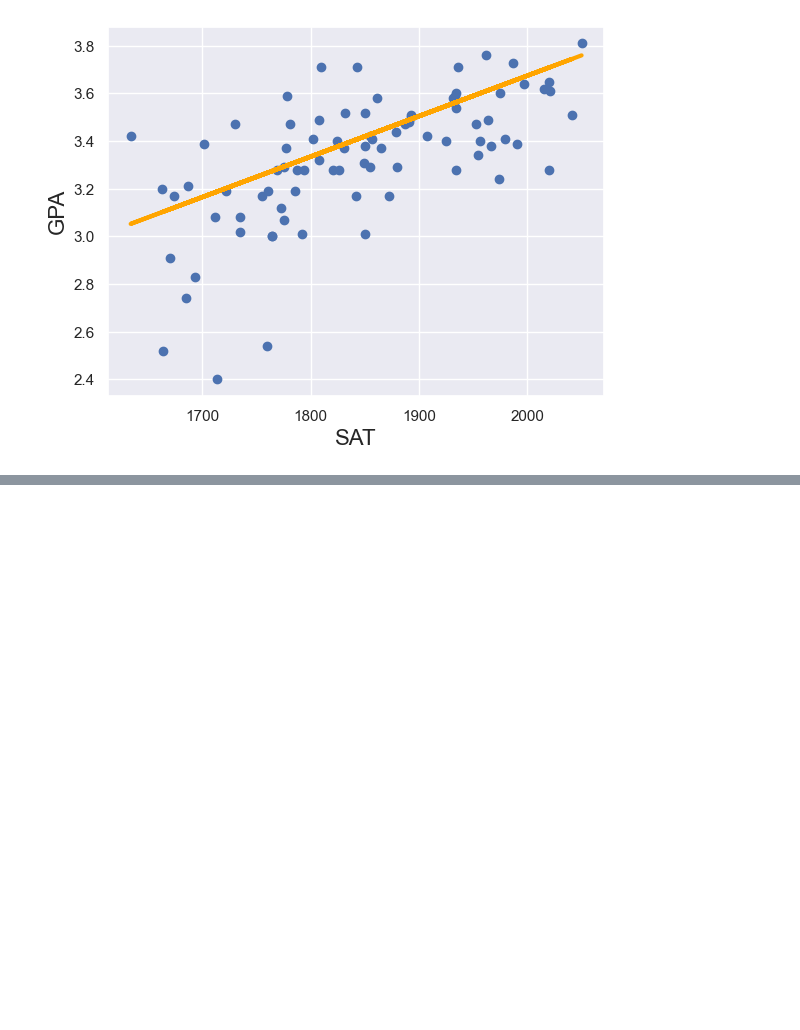
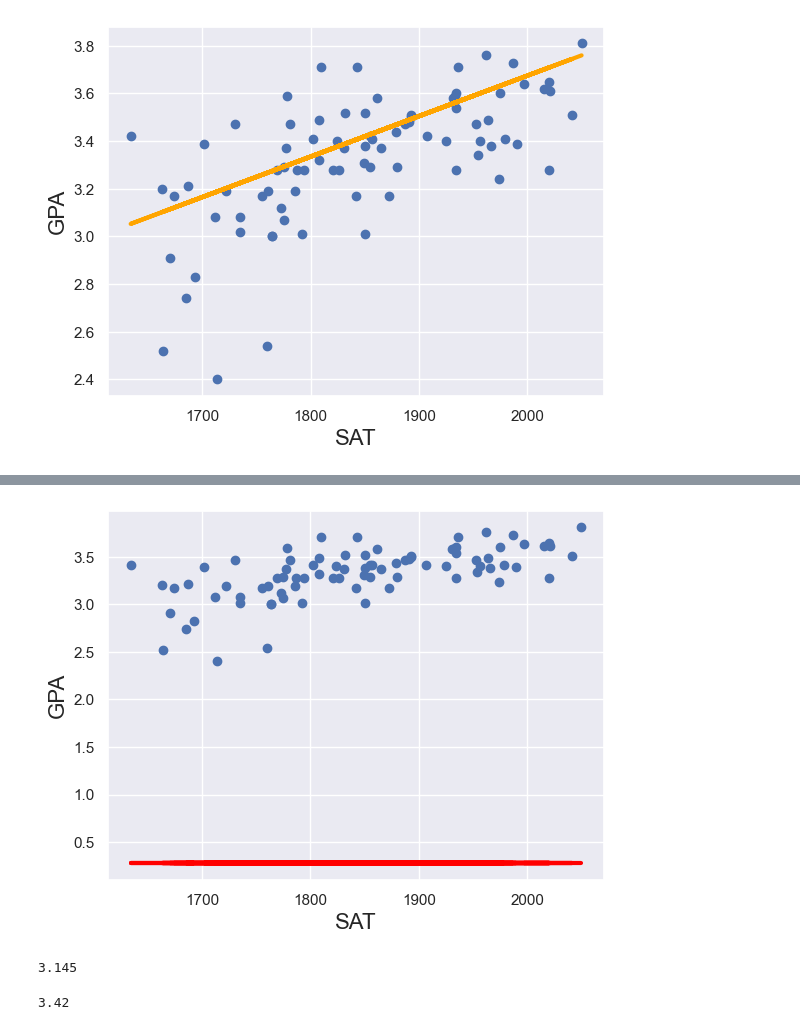
Before and after one commit to jmonti-gh/365DS_jm, a Jupyter notebook: 21_ML_in_Python/1_7_first_regression_in_py.ipynb, the cells around one changed output, grey strips where cells are left out. Cells and saved outputs as stored; diff of their text form; code cells hidden in the pictures; blank space fills up the shorter version.

```diff
--- a/21_ML_in_Python/1_7_first_regression_in_py.ipynb
+++ b/21_ML_in_Python/1_7_first_regression_in_py.ipynb
@@ -109,0 +125,20 @@ plt.show()
+# %%
+# Regression line considering the null hypothesis where b1 = 0
+    # Horizontal regression line (0 times x1 always = 0) crossing the y-axis in 0.275
+plt.scatter(x1, y)
+yhat = 0.275 + 0 * x1
+fig = plt.plot(x1, yhat, lw=3, c='red')      #, label='regression line')
+plt.xlabel('SAT', fontsize=16)
+plt.ylabel('GPA', fontsize=16)
+plt.show()
+# %% [output]
+[figure, added]
+# %%
+# p-value > 0.05 no significantly diff from 0 - GPA for SAT = 1850
+0 + 0.0017 * 1850
+# %% [output]
+3.145
+# %%
+0.275 + 0.0017 * 1850
+# %% [output]
+3.42
```
Also changed, not shown: parts of 3 cells of this notebook.
